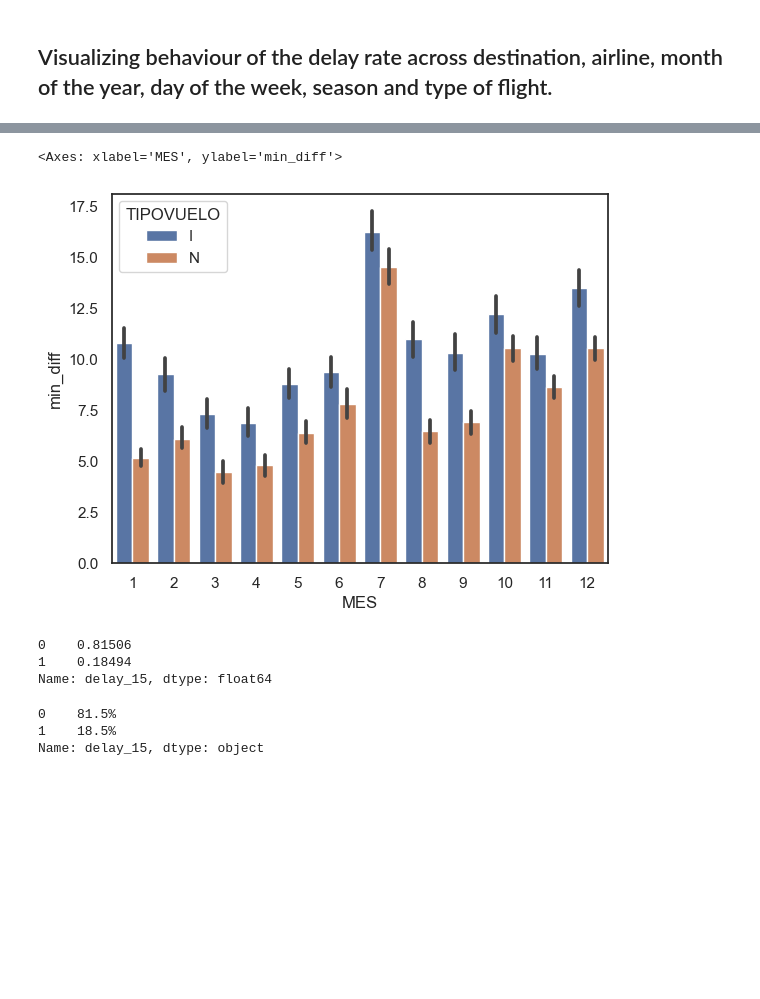
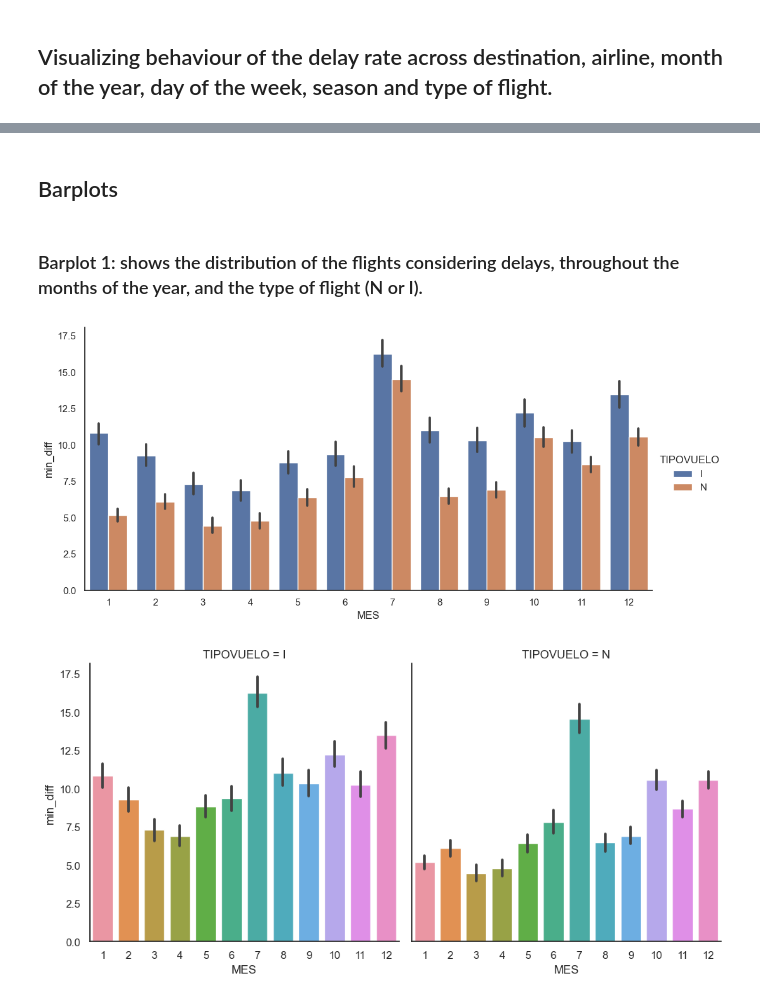
Before and after one commit to franejara/challenge-data-scientist, a Jupyter notebook: solution.ipynb, the cells around one changed output, grey strips where cells are left out. Drawn from its saved outputs; the diff is of its cells as text; code cells hidden in the pictures; blank space fills up the shorter version.

Commit message:
add new plots
plots update

```diff
--- a/solution.ipynb
+++ b/solution.ipynb
@@ -290,30 +394,31 @@ df.head()
+# %% [markdown]
+## Barplots
+# %% [markdown]
+### Barplot 1: shows the distribution of the flights considering delays, throughout the months of the year, and the type of flight (N or I).
 # %%
 # I want to see the distribution and correlation between them.
 
 #set seaborn plotting aesthetics
 sns.set(style='white')
 
 #create grouped bar chart
-sns.barplot(x='MES', y='min_diff', hue='TIPOVUELO', data=df)
+sns.catplot(x='MES', y='min_diff', kind = 'bar', hue='TIPOVUELO', data=df, height=5, aspect=2)
+
+plt.show()
 # %% [output]
-<Axes: xlabel='MES', ylabel='min_diff'>
-[figure, old version]
+[figure, new version]
-# %%
-# Getting the delay rate
-
-df.delay_15.value_counts(normalize=True)
-# %% [output]
-0    0.81506
-1    0.18494
-Name: delay_15, dtype: float64
-# %%
-# Now the delay rate in porcentage
-
-df.delay_15.value_counts(normalize=True).mul(100).round(1).astype(str) + '%'
-# %% [output]
-0    81.5%
-1    18.5%
-Name: delay_15, dtype: object
+# %%
+# I want to see the distribution and correlation between them.
+
+#set seaborn plotting aesthetics
+sns.set(style='white')
+
+#create grouped bar chart
+sns.catplot(x='MES', y='min_diff', kind = 'bar', col='TIPOVUELO', data=df)
+
+plt.show()
+# %% [output]
+[figure, added]
 # %%
 # Getting the distribution of the delay rate across destination (column SIGLADES)
 
```
Also changed, not shown: parts of 38 cells of this notebook.
